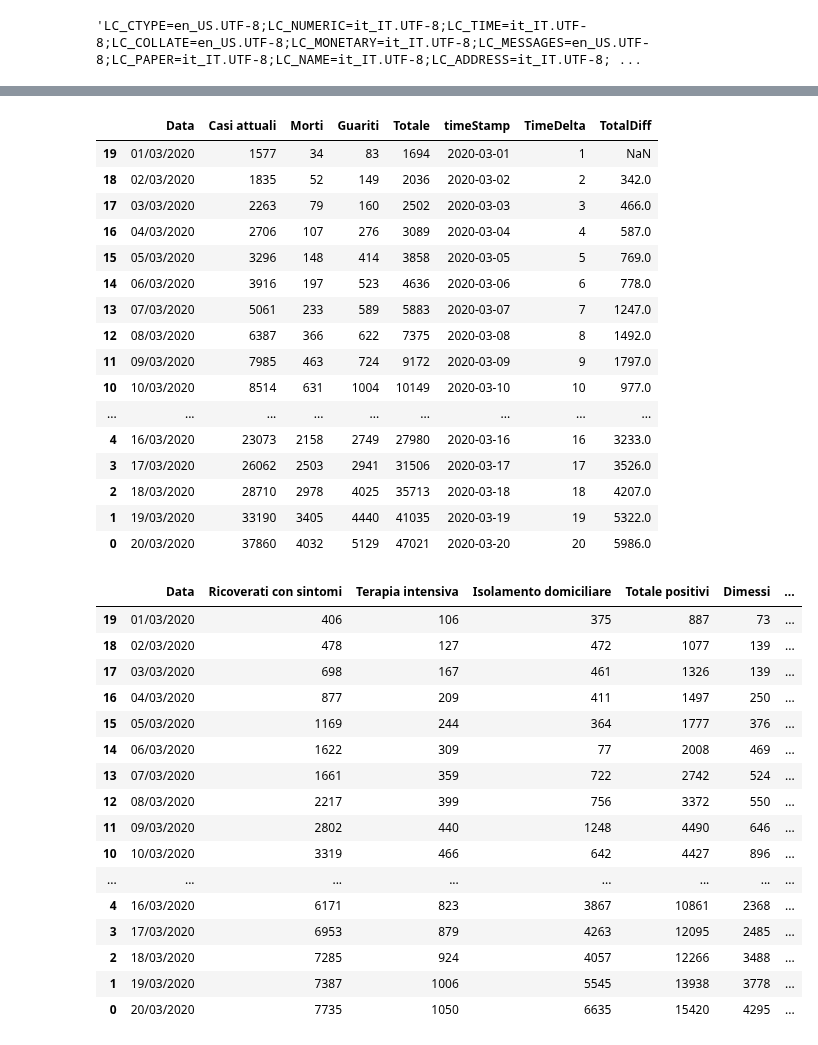
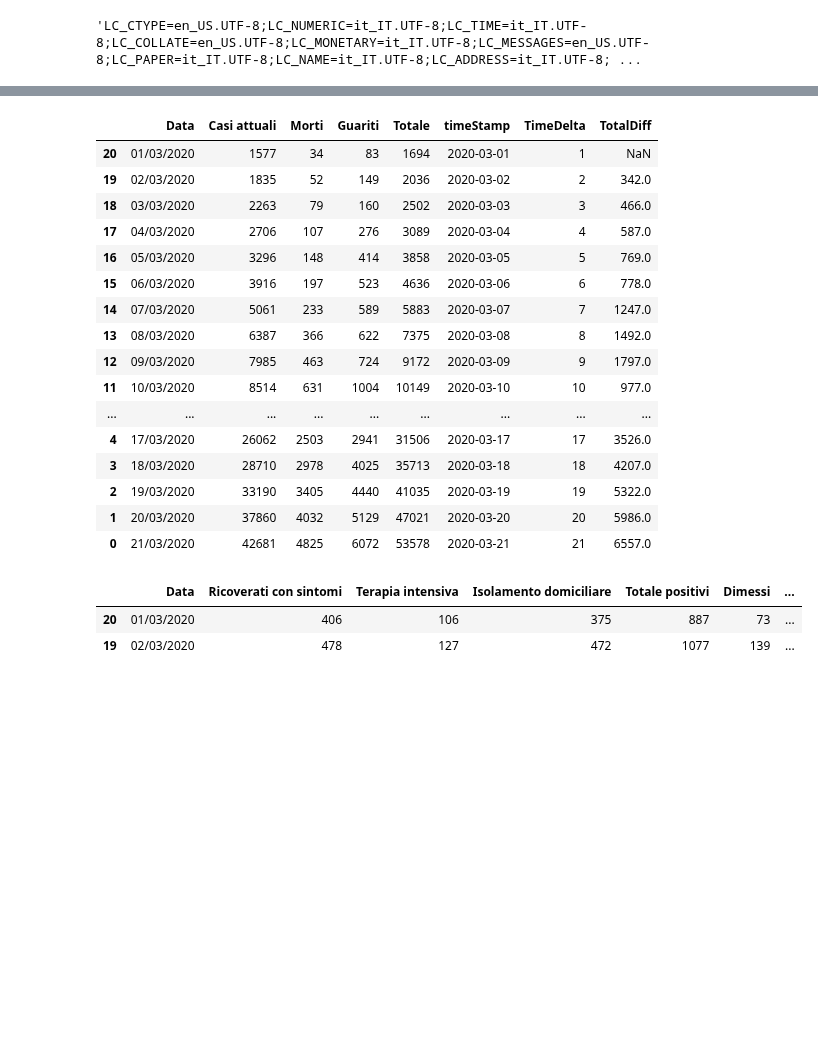
Before and after one commit to p-giovanni/Statistics, a Jupyter notebook: notebook/CoronaVirus.ipynb, the cells around one changed output, grey strips where cells are left out. Cells and saved outputs as stored; diff of their text form; code cells hidden in the pictures; blank space fills up the shorter version.

```diff
--- a/notebook/CoronaVirus.ipynb
+++ b/notebook/CoronaVirus.ipynb
@@ -93,45 +93,31 @@ df_lo["TotalDiff"] = df_lo["Totale"].diff(periods = 1)
  TotalDiff              float64
  dtype: object)
 # %%
-df.head(20)
+df.head(30)
 # %% [output]
 |  | Data | Casi attuali | Morti | Guariti | Totale | timeStamp | TimeDelta | TotalDiff |
-| 19 | 01/03/2020 | 1577 | 34 | 83 | 1694 | 2020-03-01 | 1 | NaN |
-| 18 | 02/03/2020 | 1835 | 52 | 149 | 2036 | 2020-03-02 | 2 | 342.0 |
-| 17 | 03/03/2020 | 2263 | 79 | 160 | 2502 | 2020-03-03 | 3 | 466.0 |
-| 16 | 04/03/2020 | 2706 | 107 | 276 | 3089 | 2020-03-04 | 4 | 587.0 |
-| 15 | 05/03/2020 | 3296 | 148 | 414 | 3858 | 2020-03-05 | 5 | 769.0 |
-| 14 | 06/03/2020 | 3916 | 197 | 523 | 4636 | 2020-03-06 | 6 | 778.0 |
-| 13 | 07/03/2020 | 5061 | 233 | 589 | 5883 | 2020-03-07 | 7 | 1247.0 |
-| 12 | 08/03/2020 | 6387 | 366 | 622 | 7375 | 2020-03-08 | 8 | 1492.0 |
-| 11 | 09/03/2020 | 7985 | 463 | 724 | 9172 | 2020-03-09 | 9 | 1797.0 |
-| 10 | 10/03/2020 | 8514 | 631 | 1004 | 10149 | 2020-03-10 | 10 | 977.0 |
+| 20 | 01/03/2020 | 1577 | 34 | 83 | 1694 | 2020-03-01 | 1 | NaN |
+| 19 | 02/03/2020 | 1835 | 52 | 149 | 2036 | 2020-03-02 | 2 | 342.0 |
+| 18 | 03/03/2020 | 2263 | 79 | 160 | 2502 | 2020-03-03 | 3 | 466.0 |
+| 17 | 04/03/2020 | 2706 | 107 | 276 | 3089 | 2020-03-04 | 4 | 587.0 |
+| 16 | 05/03/2020 | 3296 | 148 | 414 | 3858 | 2020-03-05 | 5 | 769.0 |
+| 15 | 06/03/2020 | 3916 | 197 | 523 | 4636 | 2020-03-06 | 6 | 778.0 |
+| 14 | 07/03/2020 | 5061 | 233 | 589 | 5883 | 2020-03-07 | 7 | 1247.0 |
+| 13 | 08/03/2020 | 6387 | 366 | 622 | 7375 | 2020-03-08 | 8 | 1492.0 |
+| 12 | 09/03/2020 | 7985 | 463 | 724 | 9172 | 2020-03-09 | 9 | 1797.0 |
+| 11 | 10/03/2020 | 8514 | 631 | 1004 | 10149 | 2020-03-10 | 10 | 977.0 |
 | ... | ... | ... | ... | ... | ... | ... | ... | ... |
-| 4 | 16/03/2020 | 23073 | 2158 | 2749 | 27980 | 2020-03-16 | 16 | 3233.0 |
-| 3 | 17/03/2020 | 26062 | 2503 | 2941 | 31506 | 2020-03-17 | 17 | 3526.0 |
-| 2 | 18/03/2020 | 28710 | 2978 | 4025 | 35713 | 2020-03-18 | 18 | 4207.0 |
-| 1 | 19/03/2020 | 33190 | 3405 | 4440 | 41035 | 2020-03-19 | 19 | 5322.0 |
-| 0 | 20/03/2020 | 37860 | 4032 | 5129 | 47021 | 2020-03-20 | 20 | 5986.0 |
+| 4 | 17/03/2020 | 26062 | 2503 | 2941 | 31506 | 2020-03-17 | 17 | 3526.0 |
+| 3 | 18/03/2020 | 28710 | 2978 | 4025 | 35713 | 2020-03-18 | 18 | 4207.0 |
+| 2 | 19/03/2020 | 33190 | 3405 | 4440 | 41035 | 2020-03-19 | 19 | 5322.0 |
+| 1 | 20/03/2020 | 37860 | 4032 | 5129 | 47021 | 2020-03-20 | 20 | 5986.0 |
+| 0 | 21/03/2020 | 42681 | 4825 | 6072 | 53578 | 2020-03-21 | 21 | 6557.0 |
 # %%
-df_lo.head(20)
+df_lo.head(2)
 # %% [output]
 |  | Data | Ricoverati con sintomi | Terapia intensiva | Isolamento domiciliare | Totale positivi | Dimessi | ... |
-| 19 | 01/03/2020 | 406 | 106 | 375 | 887 | 73 | ... |
-| 18 | 02/03/2020 | 478 | 127 | 472 | 1077 | 139 | ... |
-| 17 | 03/03/2020 | 698 | 167 | 461 | 1326 | 139 | ... |
-| 16 | 04/03/2020 | 877 | 209 | 411 | 1497 | 250 | ... |
-| 15 | 05/03/2020 | 1169 | 244 | 364 | 1777 | 376 | ... |
-| 14 | 06/03/2020 | 1622 | 309 | 77 | 2008 | 469 | ... |
-| 13 | 07/03/2020 | 1661 | 359 | 722 | 2742 | 524 | ... |
-| 12 | 08/03/2020 | 2217 | 399 | 756 | 3372 | 550 | ... |
-| 11 | 09/03/2020 | 2802 | 440 | 1248 | 4490 | 646 | ... |
-| 10 | 10/03/2020 | 3319 | 466 | 642 | 4427 | 896 | ... |
-| ... | ... | ... | ... | ... | ... | ... | ... |
-| 4 | 16/03/2020 | 6171 | 823 | 3867 | 10861 | 2368 | ... |
-| 3 | 17/03/2020 | 6953 | 879 | 4263 | 12095 | 2485 | ... |
-| 2 | 18/03/2020 | 7285 | 924 | 4057 | 12266 | 3488 | ... |
-| 1 | 19/03/2020 | 7387 | 1006 | 5545 | 13938 | 3778 | ... |
-| 0 | 20/03/2020 | 7735 | 1050 | 6635 | 15420 | 4295 | ... |
+| 20 | 01/03/2020 | 406 | 106 | 375 | 887 | 73 | ... |
+| 19 | 02/03/2020 | 478 | 127 | 472 | 1077 | 139 | ... |
 # %%
 # ------------------------------------------------------------
 # Model fitting functions
```
Also changed, not shown: parts of 11 cells of this notebook, 6 other files.
